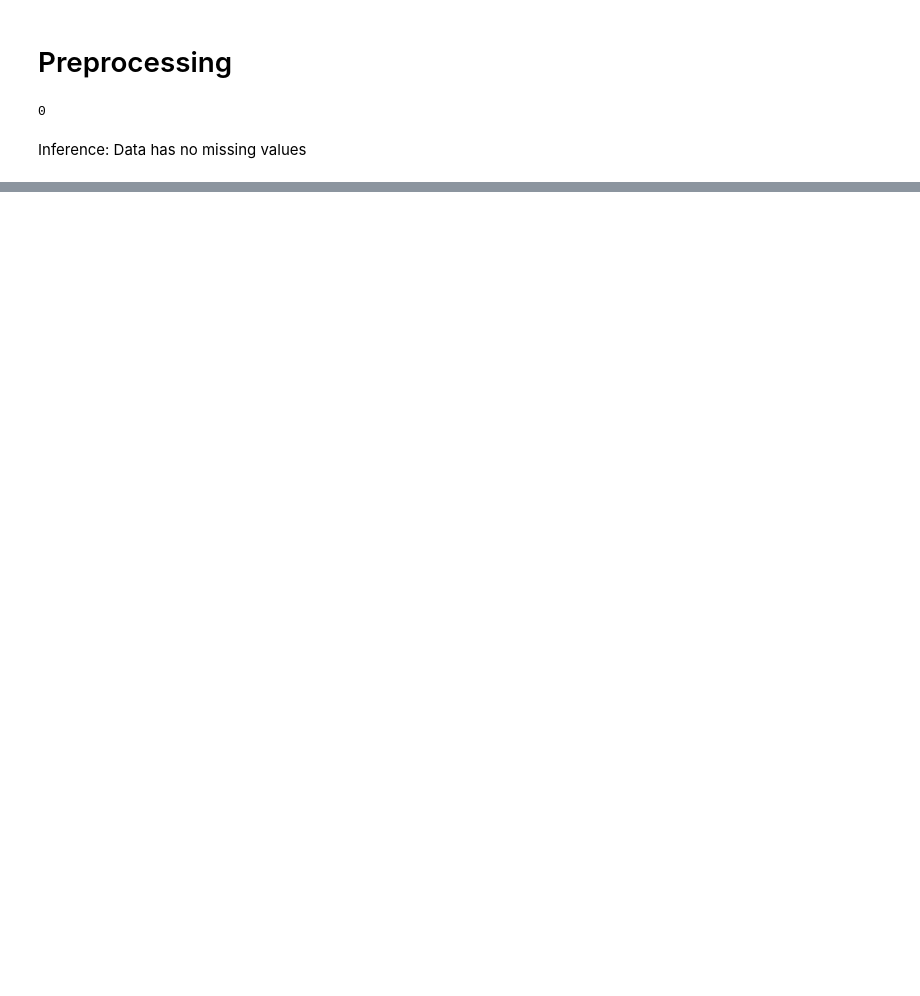
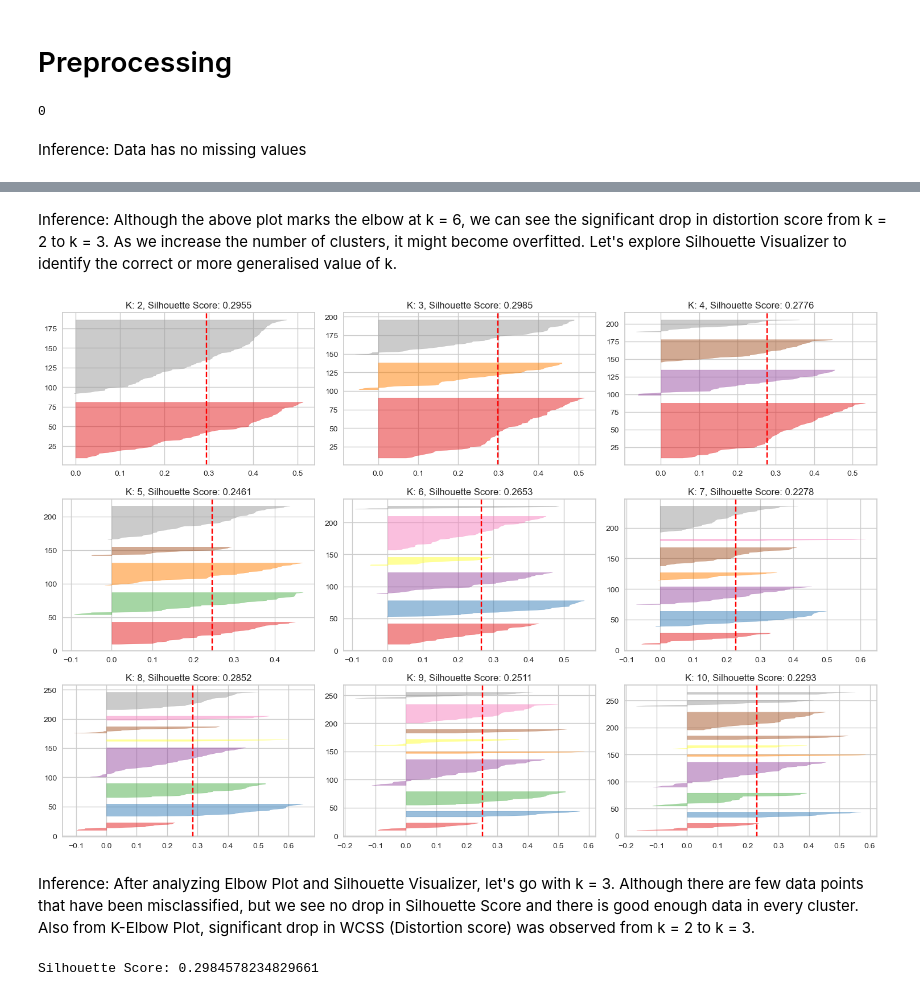
Before and after one commit to rimjhimdobhal/HELP-NGO-CountryData_Clustering, a Jupyter notebook: HELP NGO Clustering.ipynb, the cells around one changed output, grey strips where cells are left out. Saved outputs shown, nothing was run; the diff lists cells and outputs as text; code cells hidden in the pictures; blank space fills up the shorter version.

```diff
--- a/HELP NGO Clustering.ipynb
+++ b/HELP NGO Clustering.ipynb
@@ -141,0 +198,20 @@ plt.show()
+# %% [markdown]
+Inference: Although the above plot marks the elbow at k = 6, we can see the significant drop in distortion score from k = 2 to k = 3. As we increase the number of clusters, it might become overfitted. Let's explore Silhouette Visualizer to identify the correct or more generalised value of k.
+# %%
+# Silhouette Visualizer
+
+t = 1
+plt.figure(figsize= (15, 10))
+for i in range(2,11):
+    plt.subplot(3,3,t)
+    model = KMeans(n_clusters = i, random_state = 2)
+    sil_viz = SilhouetteVisualizer(model)
+    sil_viz.fit(final_data)
+    plt.title(f'K: {i}, Silhouette Score: {round(sil_viz.silhouette_score_,4)}')
+    t +=1
+plt.tight_layout()
+plt.show()
+# %% [output]
+[figure, added]
+# %% [markdown]
+Inference: After analyzing Elbow Plot and Silhouette Visualizer, let's go with k = 3. Although there are few data points that have been misclassified, but we see no drop in Silhouette Score and there is good enough data in every cluster. Also from K-Elbow Plot, significant drop in WCSS (Distortion score) was observed from k = 2 to k = 3.
@@ -141,0 +222,6 @@ plt.show()
+# %%
+# Let's check the Silhouette Score
+
+print('Silhouette Score:', silhouette_score(final_data, labels))
+# %% [output]
+Silhouette Score: 0.2984578234829661
```
Also changed, not shown: parts of 28 cells of this notebook.
